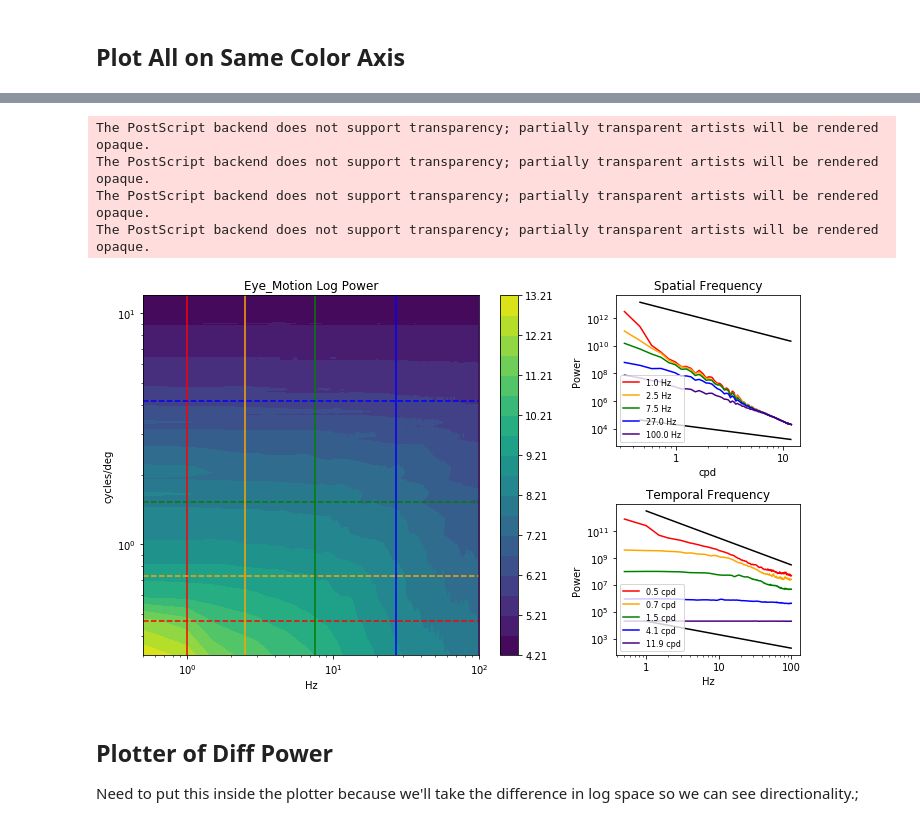
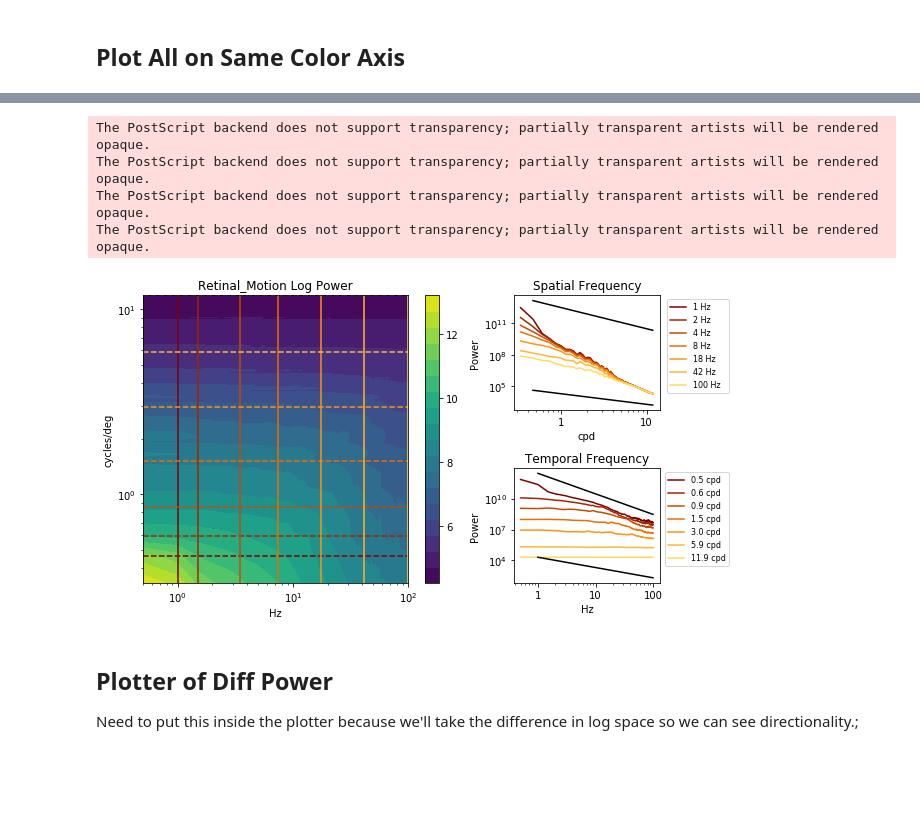
Before and after one commit to vdutell/st-bravo_analysis, a Jupyter notebook: 5. Compare_Conditions.ipynb, the cells around one changed output, grey strips where cells are left out. Drawn from its saved outputs; the diff is of its cells as text; code cells hidden in the pictures; blank space fills up the shorter version.

```diff
--- a/5. Compare_Conditions.ipynb
+++ b/5. Compare_Conditions.ipynb
@@ -154,15 +312,15 @@ The PostScript backend does not support transparency; partially transparent arti
 # %%
-stf.da_plot_power(eye_ps_2d, fqs_space, fqs_time, show_onef_line=True, logscale=True,
-                   grey_contour=False, minmaxcolors=(minc, maxc),
-                  figname=f'Eye_Motion',
+da_plot_power(eye_ps_2d, fqs_space, fqs_time, show_onef_line=True, logscale=True,
+                   grey_contour=False, minmaxcolors=(minc, maxc), nsamples = 7,
+                  figname=f'Retinal_Motion',
                   saveloc=comparison_save_dir,vector_save=True,
-                  legend_loc=1)
+                  legend_loc=1, cmap='afmhot')
 # %% [output]
 The PostScript backend does not support transparency; partially transparent artists will be rendered opaque.
 The PostScript backend does not support transparency; partially transparent artists will be rendered opaque.
 The PostScript backend does not support transparency; partially transparent artists will be rendered opaque.
 The PostScript backend does not support transparency; partially transparent artists will be rendered opaque.
-[figure, old version]
+[figure, new version]
 # %% [markdown]
 ## Plotter of Diff Power
 Need to put this inside the plotter because we'll take the difference in log space so we can see directionality.;
```
Also changed, not shown: parts of 9 cells of this notebook.
